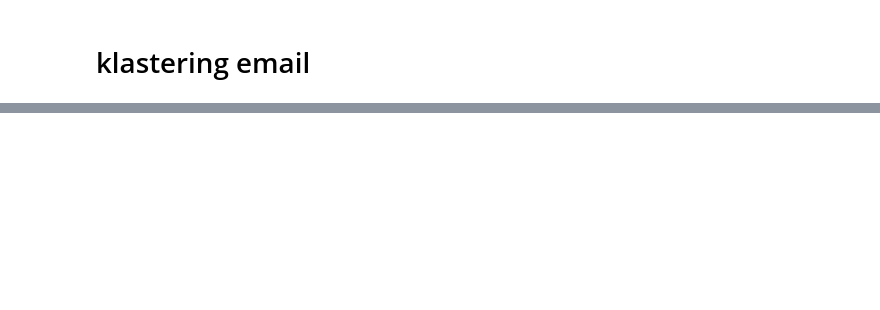
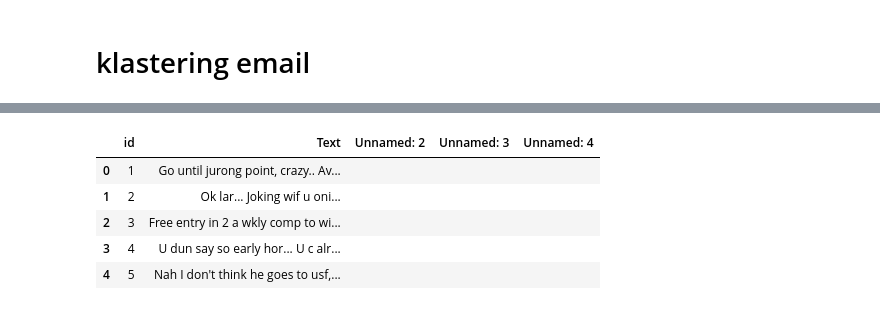
Before and after one commit to IhyaUlumuddin204/PPW, a Jupyter notebook: _sources/kluastering_email.ipynb, the cells around one changed output, grey strips where cells are left out. Saved outputs shown, nothing was run; the diff lists cells and outputs as text; code cells hidden in the pictures; blank space fills up the shorter version.

```diff
--- a/_sources/kluastering_email.ipynb
+++ b/_sources/kluastering_email.ipynb
@@ -2,0 +73,10 @@
+# %%
+berita = pd.read_csv("spam.csv", dtype=str, encoding="utf-8", encoding_errors="ignore").fillna("")
+berita.head()
+# %% [output]
+|  | id | Text | Unnamed: 2 | Unnamed: 3 | Unnamed: 4 |
+| 0 | 1 | Go until jurong point, crazy.. Av... |  |  |  |
+| 1 | 2 | Ok lar... Joking wif u oni... |  |  |  |
+| 2 | 3 | Free entry in 2 a wkly comp to wi... |  |  |  |
+| 3 | 4 | U dun say so early hor... U c alr... |  |  |  |
+| 4 | 5 | Nah I don't think he goes to usf,... |  |  |  |
```
Also changed, not shown: parts of 14 cells of this notebook, 4 other files.
